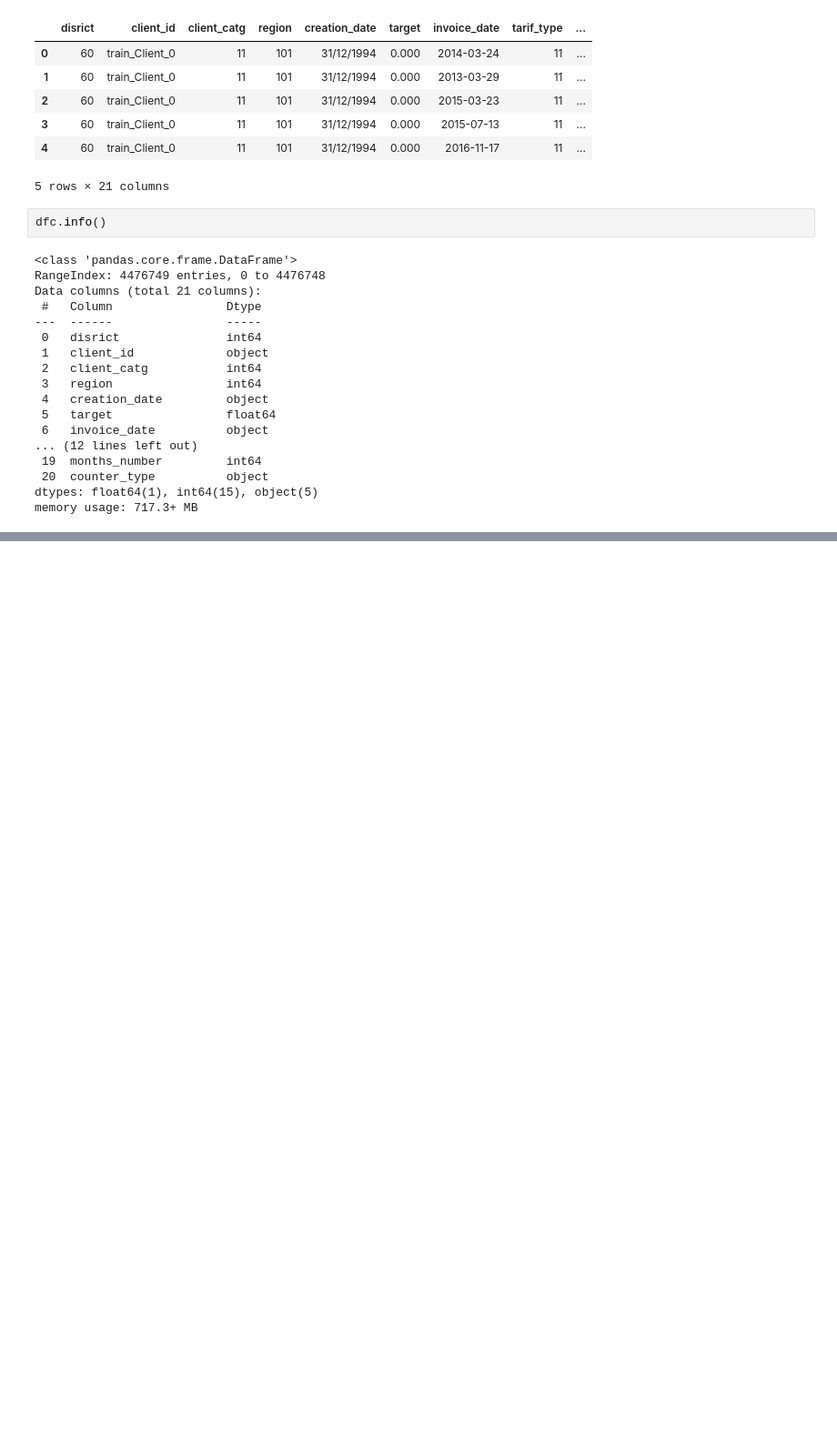
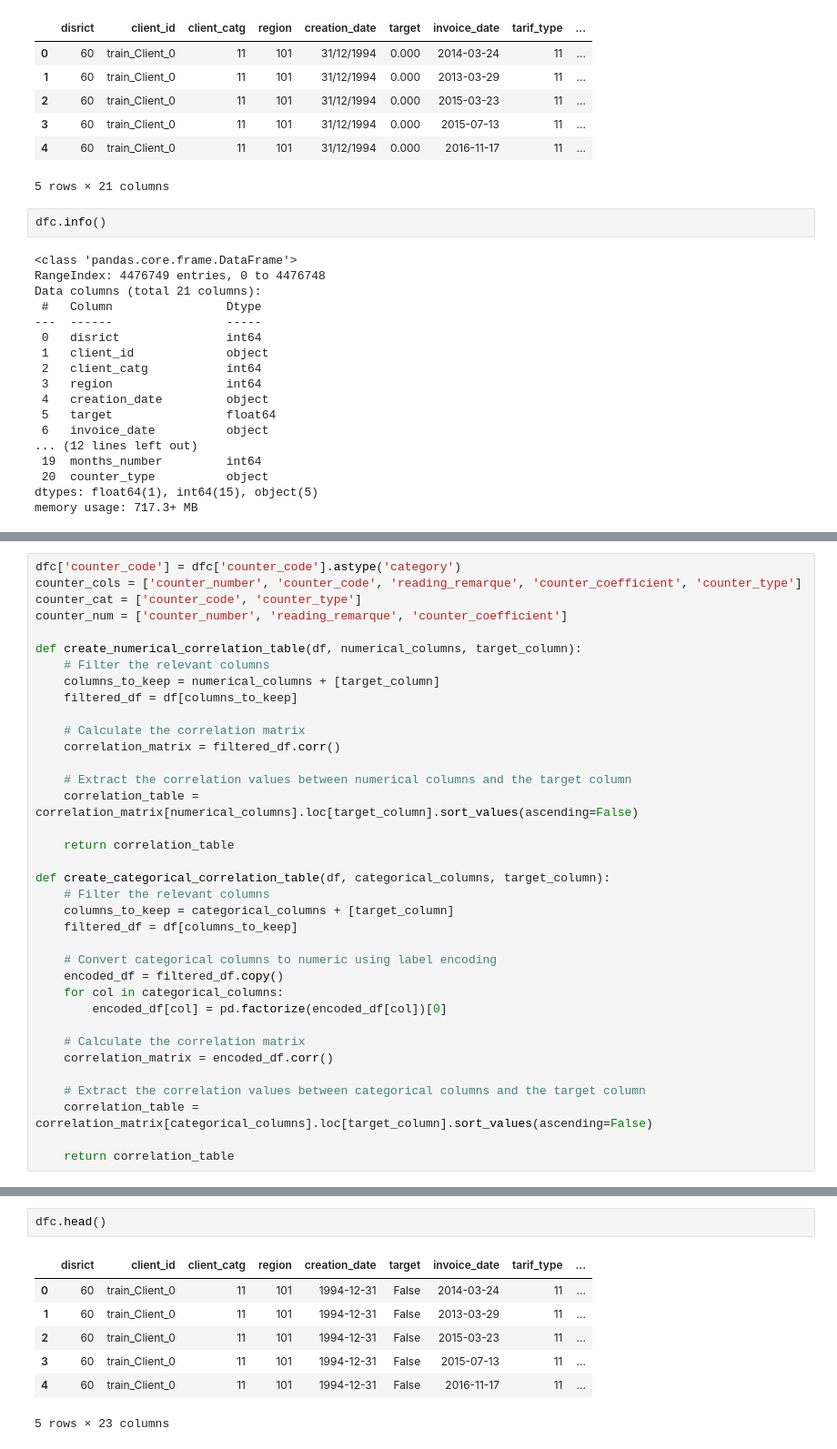
Before and after one commit to Lawytel/steg-data-science, a Jupyter notebook: notebooks/1.0-data-understanding.ipynb, the cells around one changed output, grey strips where cells are left out. Shown at 91% size. Saved outputs shown, nothing was run; the diff lists cells and outputs as text; blank space fills up the shorter version.

```diff
--- a/notebooks/1.0-data-understanding.ipynb
+++ b/notebooks/1.0-data-understanding.ipynb
@@ -850,0 +901,36 @@ dfc.describe()
+# %%
+dfc['counter_code'] = dfc['counter_code'].astype('category')
+counter_cols = ['counter_number', 'counter_code', 'reading_remarque', 'counter_coefficient', 'counter_type']
+counter_cat = ['counter_code', 'counter_type']
+counter_num = ['counter_number', 'reading_remarque', 'counter_coefficient']
+
+def create_numerical_correlation_table(df, numerical_columns, target_column):
+    # Filter the relevant columns
+    columns_to_keep = numerical_columns + [target_column]
+    filtered_df = df[columns_to_keep]
+
+    # Calculate the correlation matrix
+    correlation_matrix = filtered_df.corr()
+
+    # Extract the correlation values between numerical columns and the target column
+    correlation_table = correlation_matrix[numerical_columns].loc[target_column].sort_values(ascending=False)
+
+    return correlation_table
+
+def create_categorical_correlation_table(df, categorical_columns, target_column):
+    # Filter the relevant columns
+    columns_to_keep = categorical_columns + [target_column]
+    filtered_df = df[columns_to_keep]
+
+    # Convert categorical columns to numeric using label encoding
+    encoded_df = filtered_df.copy()
+    for col in categorical_columns:
+        encoded_df[col] = pd.factorize(encoded_df[col])[0]
+
+    # Calculate the correlation matrix
+    correlation_matrix = encoded_df.corr()
+
+    # Extract the correlation values between categorical columns and the target column
+    correlation_table = correlation_matrix[categorical_columns].loc[target_column].sort_values(ascending=False)
+
+    return correlation_table
@@ -850,0 +966,10 @@ dfc.describe()
+# %%
+dfc.head()
+# %% [output]
+|  | disrict | client_id | client_catg | region | creation_date | target | invoice_date | tarif_type | ... |
+| 0 | 60 | train_Client_0 | 11 | 101 | 1994-12-31 | False | 2014-03-24 | 11 | ... |
+| 1 | 60 | train_Client_0 | 11 | 101 | 1994-12-31 | False | 2013-03-29 | 11 | ... |
+| 2 | 60 | train_Client_0 | 11 | 101 | 1994-12-31 | False | 2015-03-23 | 11 | ... |
+| 3 | 60 | train_Client_0 | 11 | 101 | 1994-12-31 | False | 2015-07-13 | 11 | ... |
+| 4 | 60 | train_Client_0 | 11 | 101 | 1994-12-31 | False | 2016-11-17 | 11 | ... |
+5 rows × 23 columns
```
Also changed, not shown: parts of 24 cells of this notebook.
